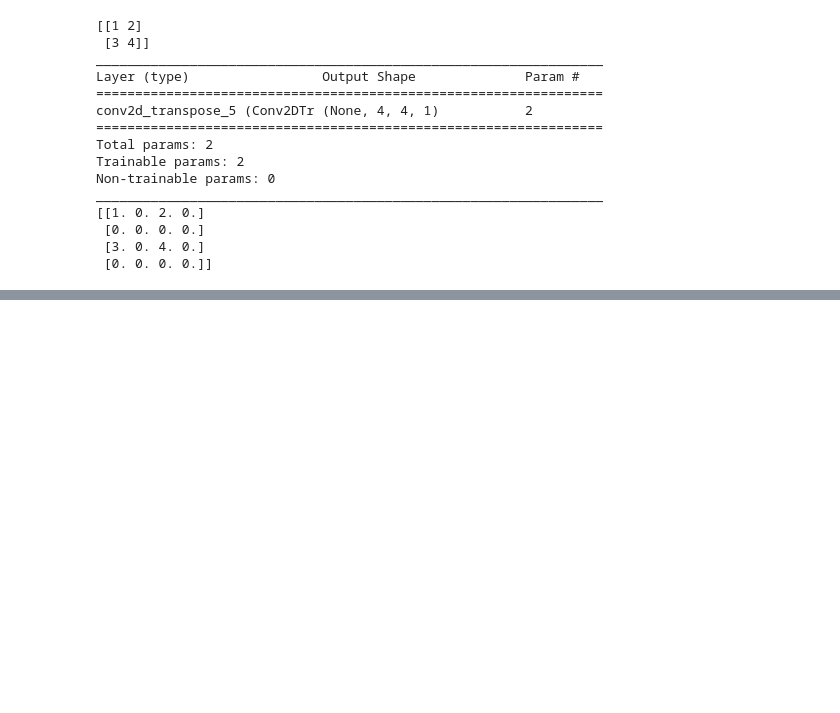
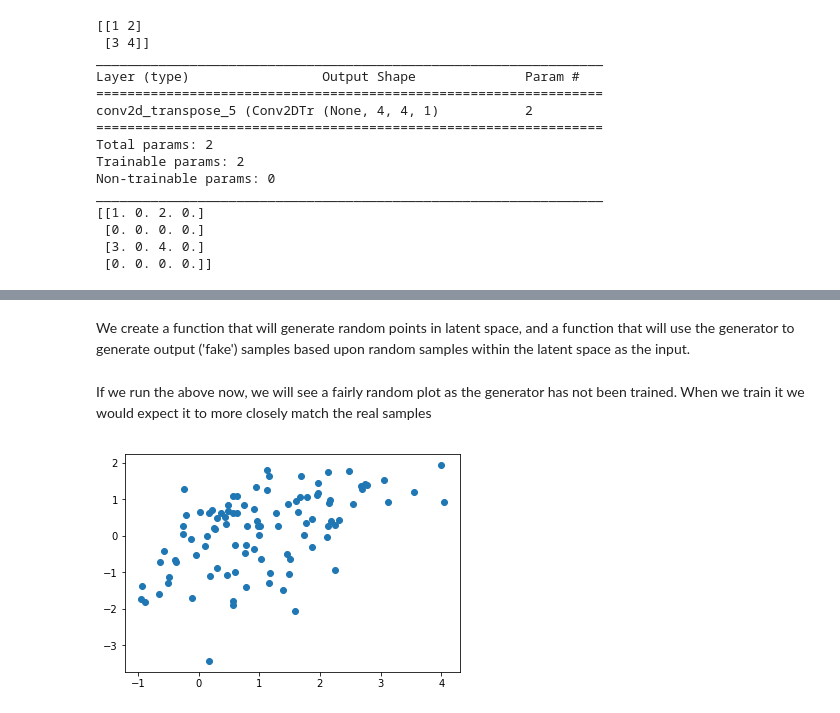
Before and after one commit to FlipWebApps/computer-vision-playground, a Jupyter notebook: GAN/GAN Basics.ipynb, the cells around one changed output, grey strips where cells are left out. Drawn from its saved outputs; the diff is of its cells as text; code cells hidden in the pictures; blank space fills up the shorter version.

```diff
--- a/GAN/GAN Basics.ipynb
+++ b/GAN/GAN Basics.ipynb
@@ -106,0 +275,14 @@ _________________________________________________________________
+# %%
+# define the standalone generator model
+def define_generator(latent_dim, n_outputs=2):
+	model = Sequential()
+	model.add(Dense(15, activation='relu', kernel_initializer='he_uniform', input_dim=latent_dim))
+	model.add(Dense(n_outputs, activation='linear'))
+	return model
+
+# size of the latent space
+latent_dim = 5
+# define the generator model
+generator = define_generator(latent_dim)
+# summarize the model
+generator.summary()
@@ -106,0 +301,31 @@ _________________________________________________________________
+# %% [markdown]
+We create a function that will generate random points in latent space, and a function that will use the generator to generate output ('fake') samples based upon random samples within the latent space as the input.
+# %%
+# generate points in latent space as input for the generator
+def generate_latent_points(latent_dim, n):
+	# generate points in the latent space
+	x_input = randn(latent_dim * n)
+	# reshape into a batch of inputs for the network
+	x_input = x_input.reshape(n, latent_dim)
+	return x_input
+
+# use the generator to generate n fake examples and plot the results
+def generate_generator_samples(generator, latent_dim, n):
+	# generate points in latent space
+	x_input = generate_latent_points(latent_dim, n)
+	# predict outputs
+	X = generator.predict(x_input)
+	# create class labels
+	y = zeros((n, 1))
+	return X, y
+# %% [markdown]
+If we run the above now, we will see a fairly random plot as the generator has not been trained. When we train it we would expect it to more closely match the real samples
+# %%
+# generate and plot generated samples
+X, _ = generate_generator_samples(generator, latent_dim, 100)
+
+# plot the results
+plt.scatter(X[:, 0], X[:, 1])
+plt.show()
+# %% [output]
+[figure, added]
```
Also changed, not shown: parts of 16 cells of this notebook, 2 other files.
